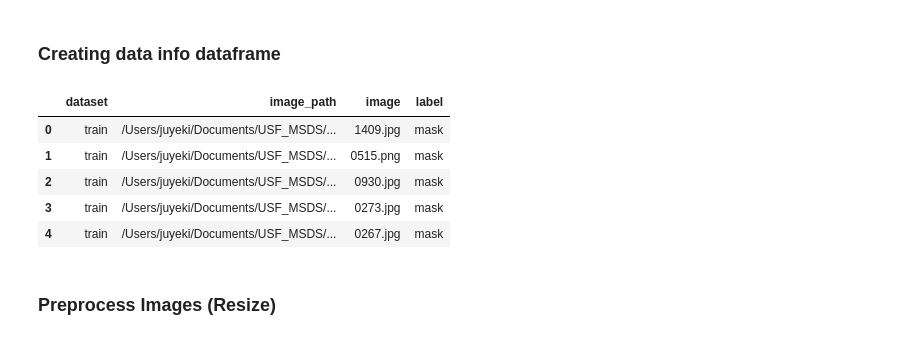
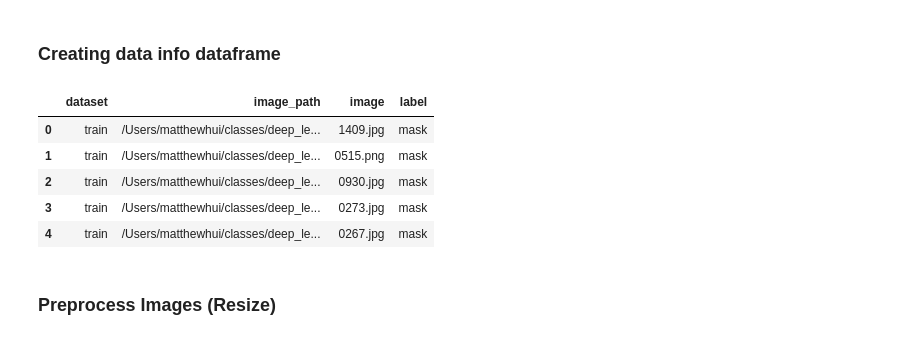
Before and after one commit to jordanuyeki/MSDS631_FinalProject, a Jupyter notebook: MaskClassification.ipynb, the cells around one changed output. Saved outputs shown, nothing was run; the diff lists cells and outputs as text; code cells hidden in the pictures.

```diff
--- a/MaskClassification.ipynb
+++ b/MaskClassification.ipynb
@@ -21,37 +25,37 @@ from albumentations.pytorch import ToTensorV2
 # %% [markdown]
 ### Creating data info dataframe
 # %%
-path = '/Users/juyeki/Documents/USF_MSDS/SummerModule2/631_DeepLearning/MSDS631_FinalProject/data'
+path = '/Users/matthewhui/classes/deep_learning/MSDS631_FinalProject/New Masks Dataset'
 
 def get_info(path, info, label, dataset):
     """Get info of all images in specified path"""
     for img in os.listdir(path):
         row = {}
         row['dataset'] = dataset
         row['image_path'] = f'{path}/{img}'
         row['image'] = img
         row['label'] = label
         info.append(row)
     return info
 
 info = []
 info = get_info(f'{path}/Train/Mask', info, 'mask', 'train')
 info = get_info(f'{path}/Train/Non Mask', info, 'no mask', 'train')
 info = get_info(f'{path}/Validation/Mask', info, 'mask', 'valid')
 info = get_info(f'{path}/Validation/Non Mask', info, 'no mask', 'valid')
 info = get_info(f'{path}/Test/Mask', info, 'mask', 'test')
 info = get_info(f'{path}/Test/Non Mask', info, 'no mask', 'test')
 info_df = pd.DataFrame(info)
 # Save dataframe
-info_df.to_csv('/Users/juyeki/Documents/USF_MSDS/SummerModule2/631_DeepLearning/MSDS631_FinalProject/data_info.csv', index=False)
+info_df.to_csv('/Users/matthewhui/classes/deep_learning/MSDS631_FinalProject/New Masks Dataset/data_info.csv', index=False)
 info_df.head()
 # %% [output]
 |  | dataset | image_path | image | label |
-| 0 | train | /Users/juyeki/Documents/USF_MSDS/... | 1409.jpg | mask |
-| 1 | train | /Users/juyeki/Documents/USF_MSDS/... | 0515.png | mask |
-| 2 | train | /Users/juyeki/Documents/USF_MSDS/... | 0930.jpg | mask |
-| 3 | train | /Users/juyeki/Documents/USF_MSDS/... | 0273.jpg | mask |
-| 4 | train | /Users/juyeki/Documents/USF_MSDS/... | 0267.jpg | mask |
+| 0 | train | /Users/matthewhui/classes/deep_le... | 1409.jpg | mask |
+| 1 | train | /Users/matthewhui/classes/deep_le... | 0515.png | mask |
+| 2 | train | /Users/matthewhui/classes/deep_le... | 0930.jpg | mask |
+| 3 | train | /Users/matthewhui/classes/deep_le... | 0273.jpg | mask |
+| 4 | train | /Users/matthewhui/classes/deep_le... | 0267.jpg | mask |
 # %% [markdown]
 ### Preprocess Images (Resize)
 # %%
```
Also changed, not shown: parts of 30 cells of this notebook.
